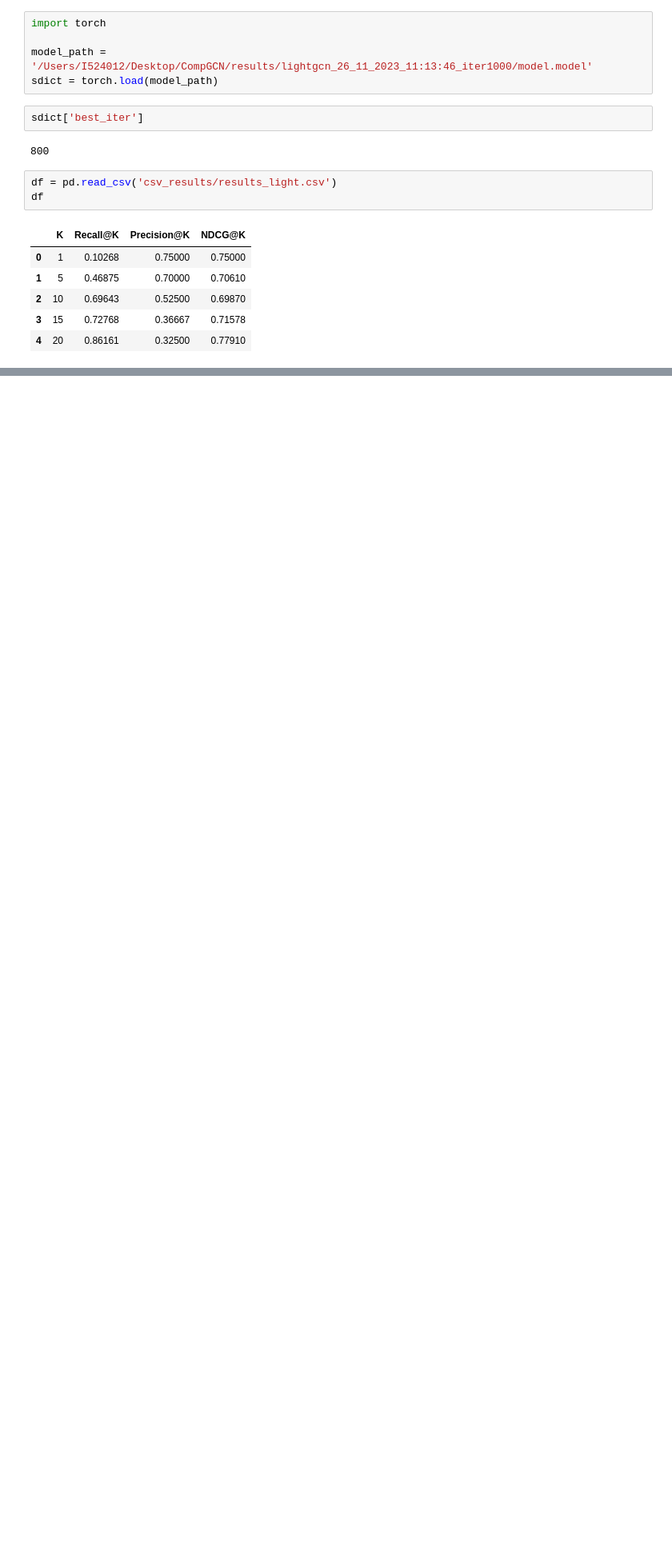
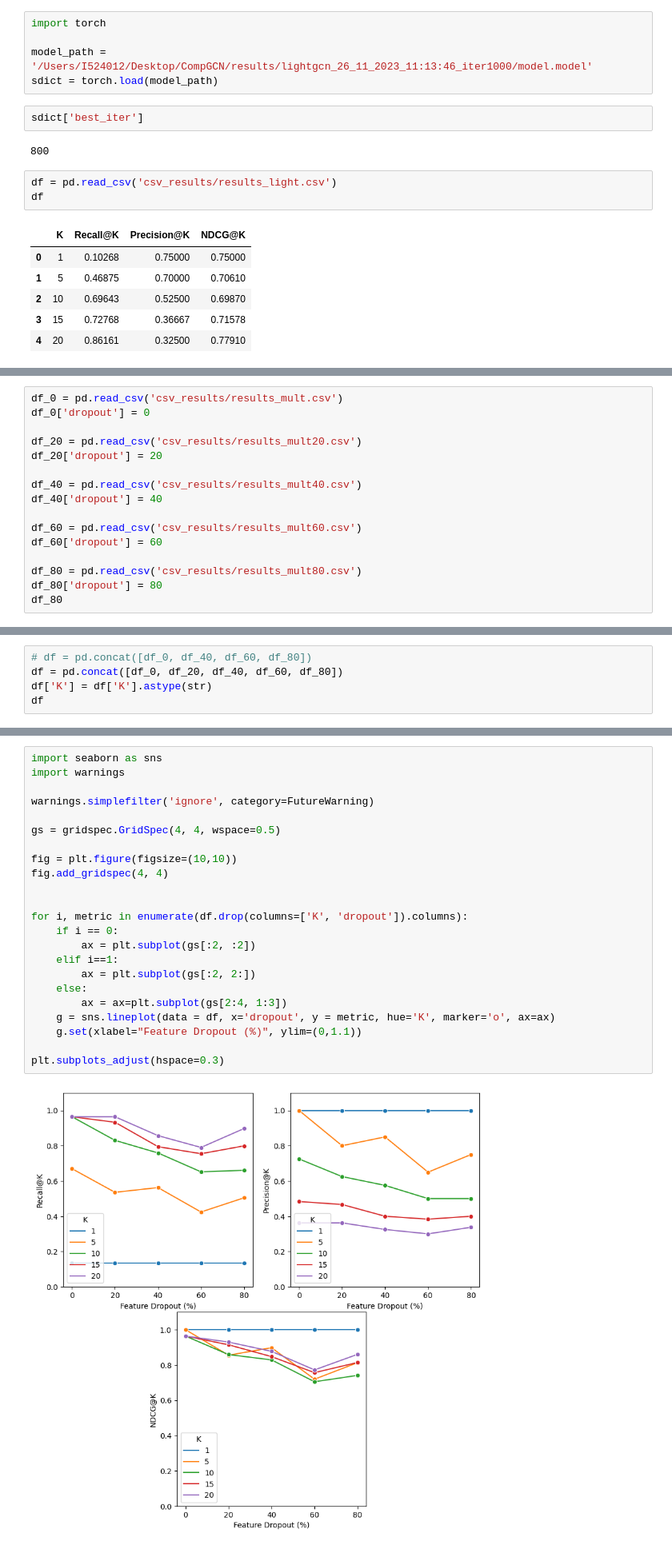
Before and after one commit to RusheelIyer/comp_lightgcn, a Jupyter notebook: test.ipynb, the cells around one changed output, grey strips where cells are left out. Shown at 80% size. Drawn from its saved outputs; the diff is of its cells as text; blank space fills up the shorter version.

```diff
--- a/test.ipynb
+++ b/test.ipynb
@@ -253,0 +255,16 @@ plt.subplot(gs[:2, 2:]).legend()
+# %%
+df_0 = pd.read_csv('csv_results/results_mult.csv')
+df_0['dropout'] = 0
+
+df_20 = pd.read_csv('csv_results/results_mult20.csv')
+df_20['dropout'] = 20
+
+df_40 = pd.read_csv('csv_results/results_mult40.csv')
+df_40['dropout'] = 40
+
+df_60 = pd.read_csv('csv_results/results_mult60.csv')
+df_60['dropout'] = 60
+
+df_80 = pd.read_csv('csv_results/results_mult80.csv')
+df_80['dropout'] = 80
+df_80
@@ -253,0 +278,5 @@ plt.subplot(gs[:2, 2:]).legend()
+# %%
+# df = pd.concat([df_0, df_40, df_60, df_80])
+df = pd.concat([df_0, df_20, df_40, df_60, df_80])
+df['K'] = df['K'].astype(str)
+df
@@ -253,0 +310,25 @@ plt.subplot(gs[:2, 2:]).legend()
+# %%
+import seaborn as sns
+import warnings
+
+warnings.simplefilter('ignore', category=FutureWarning)
+
+gs = gridspec.GridSpec(4, 4, wspace=0.5)
+
+fig = plt.figure(figsize=(10,10))
+fig.add_gridspec(4, 4)
+
+
+for i, metric in enumerate(df.drop(columns=['K', 'dropout']).columns):
+    if i == 0:
+        ax = plt.subplot(gs[:2, :2])
+    elif i==1:
+        ax = plt.subplot(gs[:2, 2:])
+    else:
+        ax = ax=plt.subplot(gs[2:4, 1:3])
+    g = sns.lineplot(data = df, x='dropout', y = metric, hue='K', marker='o', ax=ax)
+    g.set(xlabel="Feature Dropout (%)", ylim=(0,1.1))
+
+plt.subplots_adjust(hspace=0.3)
+# %% [output]
+[figure, added]
```
Also changed, not shown: parts of 7 cells of this notebook, 1 other file.
